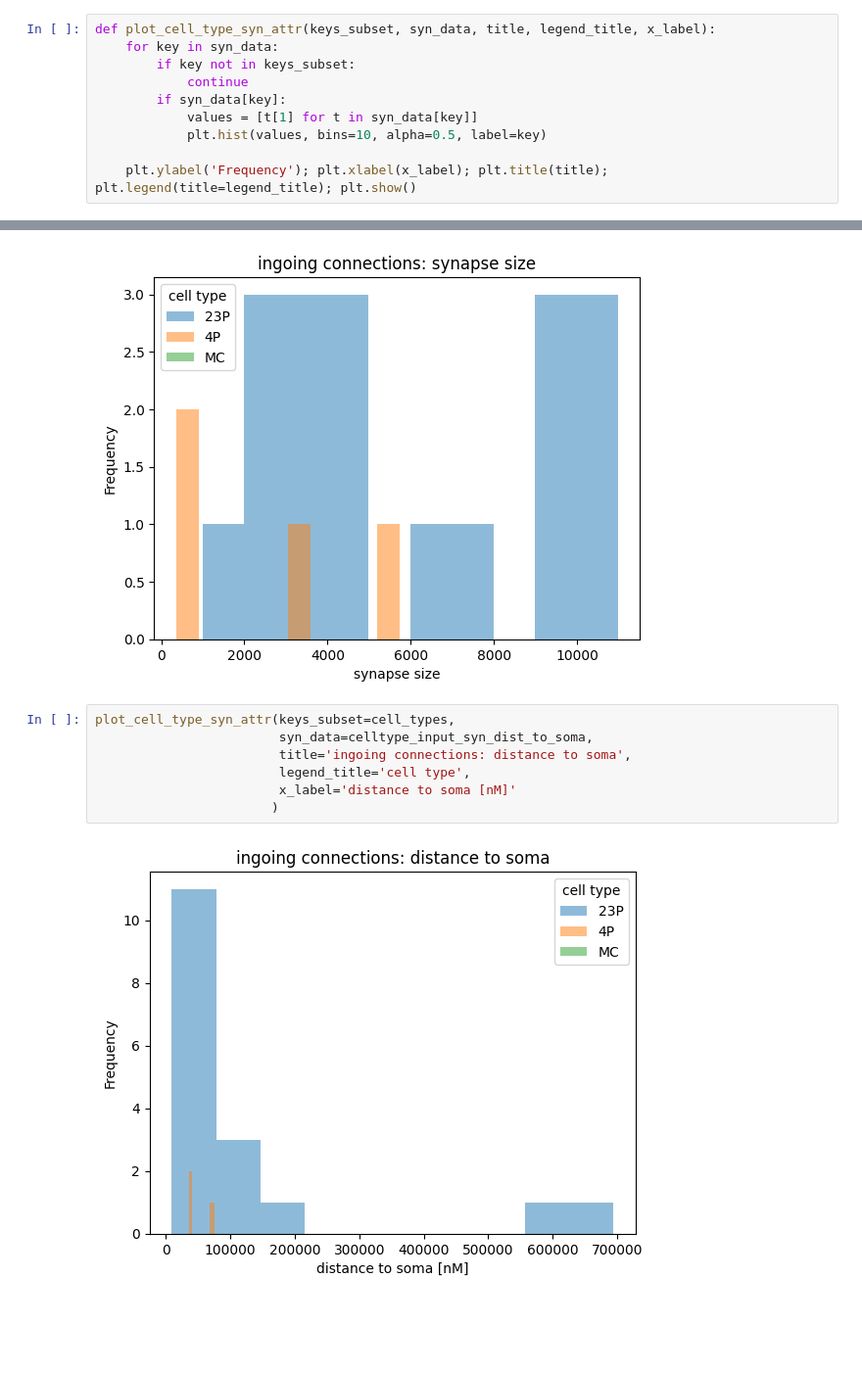
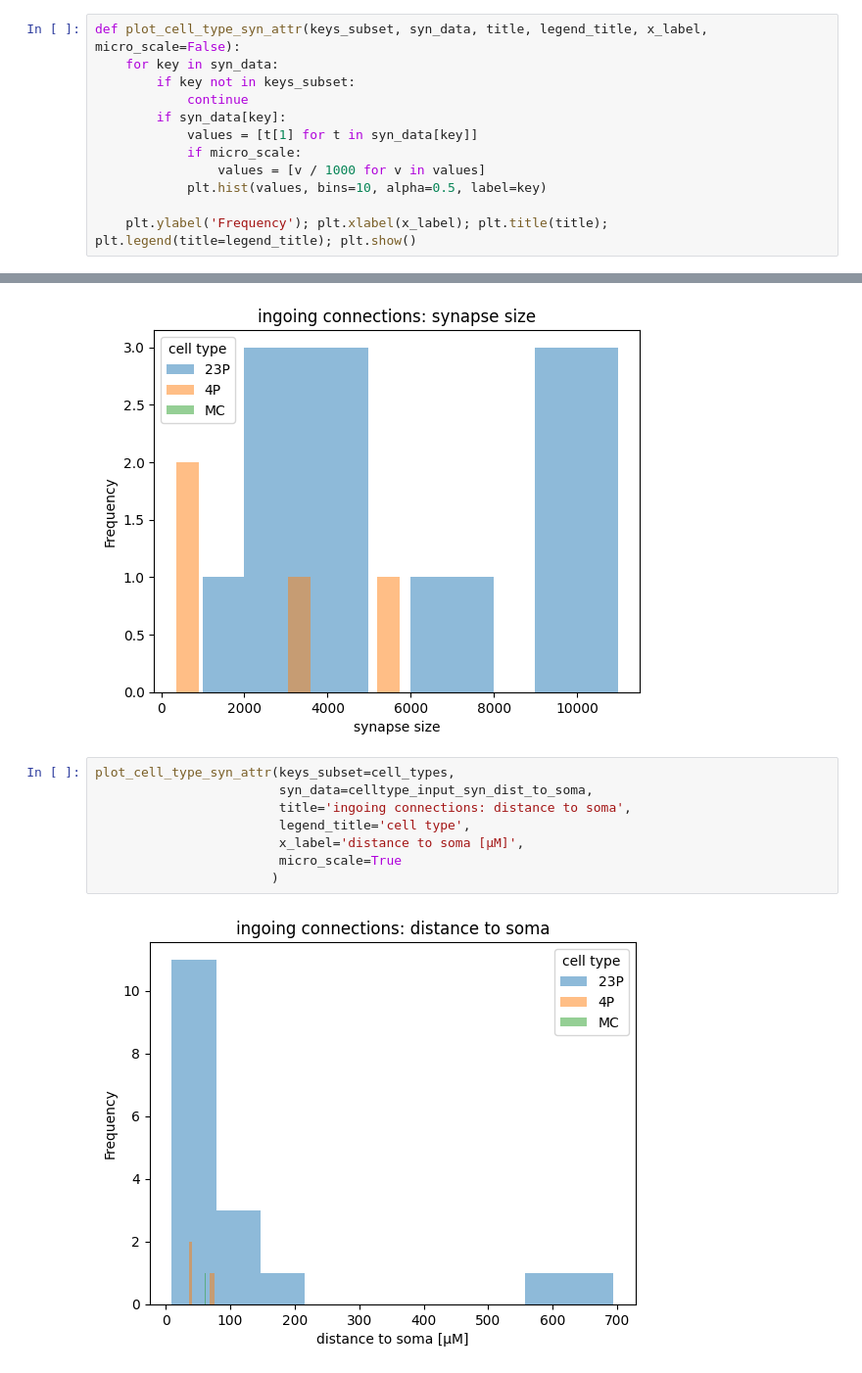
Before and after one commit to deangeckt/Dendro-Synaptome, a Jupyter notebook: analysis/connectome_exploration.ipynb, the cells around one changed output, grey strips where cells are left out. Shown at 98% size. Cells and saved outputs as stored; diff of their text form; blank space fills up the shorter version.

```diff
--- a/analysis/connectome_exploration.ipynb
+++ b/analysis/connectome_exploration.ipynb
@@ -59,16 +82,18 @@ plot_cell_type_conn_matrix(celltype_input_mat, cell_types, 'cell_types #of ingoi
 # %%
 celltype_input_syn_sizes = calculate_cell_type_synapse_attr('cell_type', cell_types, SynapseDirection.input, 'size')
 celltype_input_syn_dist_to_soma = calculate_cell_type_synapse_dist_to_soma('cell_type', cell_types, SynapseDirection.input)
-# %%
-def plot_cell_type_syn_attr(keys_subset, syn_data, title, legend_title, x_label):
-    for key in syn_data:
-        if key not in keys_subset:
-            continue
-        if syn_data[key]:
-            values = [t[1] for t in syn_data[key]]
-            plt.hist(values, bins=10, alpha=0.5, label=key)
-
-    plt.ylabel('Frequency'); plt.xlabel(x_label); plt.title(title); plt.legend(title=legend_title); plt.show()
+# %%
+def plot_cell_type_syn_attr(keys_subset, syn_data, title, legend_title, x_label, micro_scale=False):
+    for key in syn_data:
+        if key not in keys_subset:
+            continue
+        if syn_data[key]:
+            values = [t[1] for t in syn_data[key]]
+            if micro_scale:
+                values = [v / 1000 for v in values]
+            plt.hist(values, bins=10, alpha=0.5, label=key)
+
+    plt.ylabel('Frequency'); plt.xlabel(x_label); plt.title(title); plt.legend(title=legend_title); plt.show()
 # %%
 keys_subset = ['4P', 'MC']
 plot_cell_type_syn_attr(keys_subset=cell_types,
@@ -82,9 +107,10 @@ plot_cell_type_syn_attr(keys_subset=cell_types,
 # %%
 plot_cell_type_syn_attr(keys_subset=cell_types,
                         syn_data=celltype_input_syn_dist_to_soma,
                         title='ingoing connections: distance to soma',
                         legend_title='cell type',
-                        x_label='distance to soma [nM]'
+                        x_label='distance to soma [μM]',
+                        micro_scale=True
                        )
 # %% [output]
-[figure, old version]
+[figure, new version]
```
Also changed, not shown: parts of 12 cells of this notebook.
